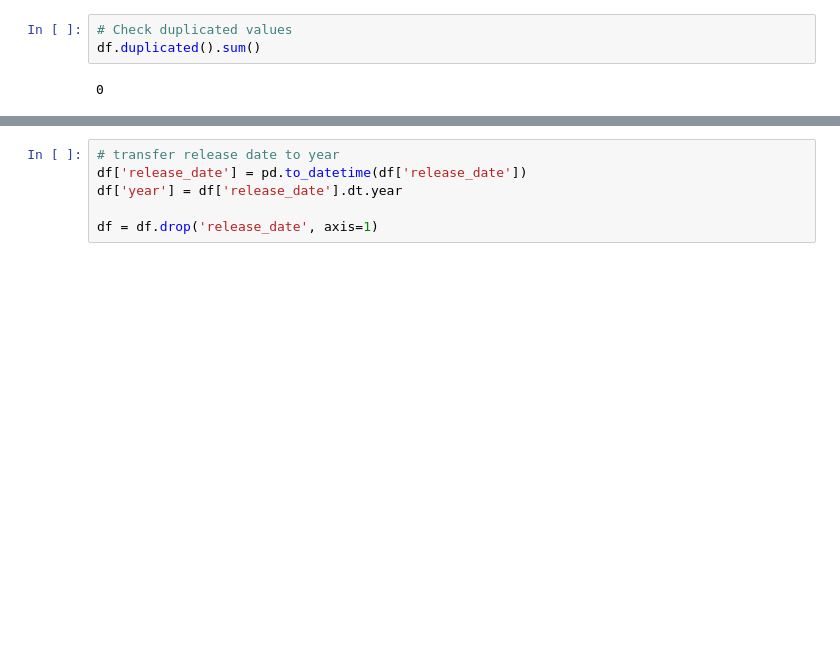
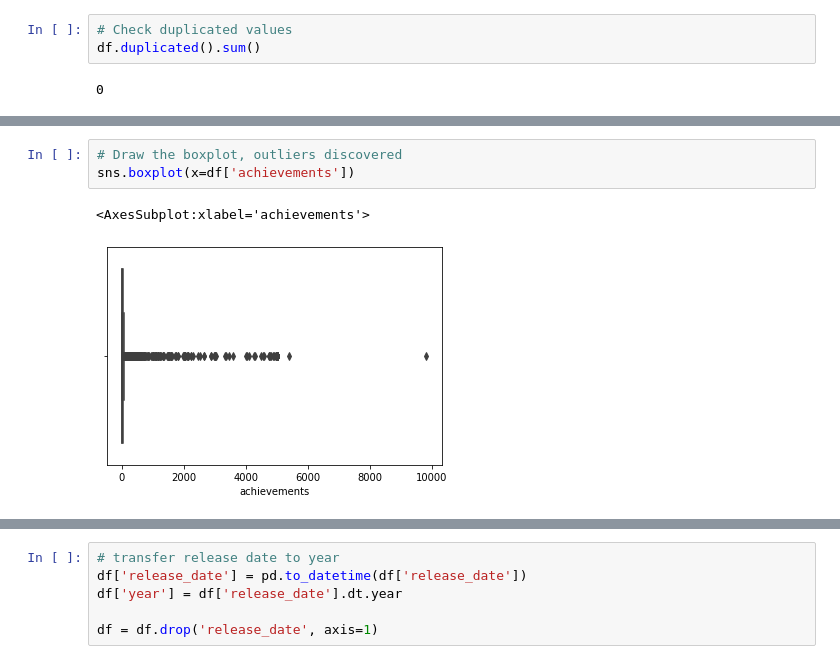
Before and after one commit to YQtheAnalyst/Game-Insights, a Jupyter notebook: EDA.ipynb, the cells around one changed output, grey strips where cells are left out. Saved outputs shown, nothing was run; the diff lists cells and outputs as text; blank space fills up the shorter version.

```diff
--- a/EDA.ipynb
+++ b/EDA.ipynb
@@ -84,0 +180,6 @@ df.duplicated().sum()
+# %%
+# Draw the boxplot, outliers discovered
+sns.boxplot(x=df['achievements'])
+# %% [output]
+<AxesSubplot:xlabel='achievements'>
+[figure, added]
```
Also changed, not shown: parts of 53 cells of this notebook.
